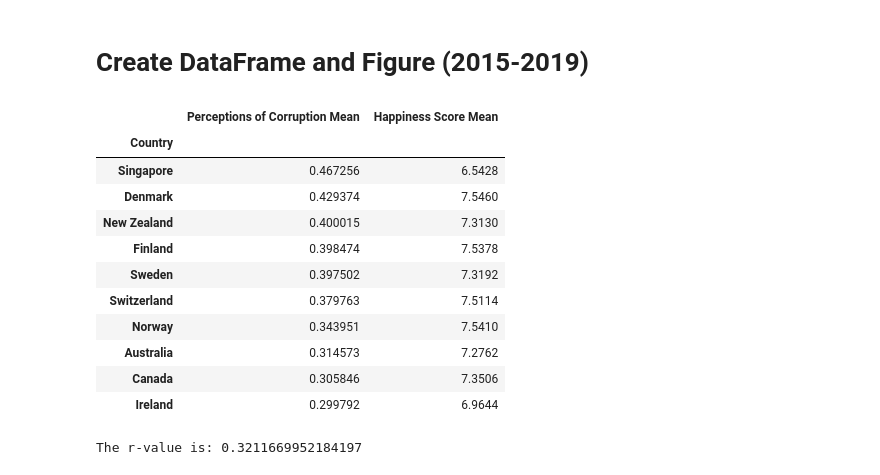
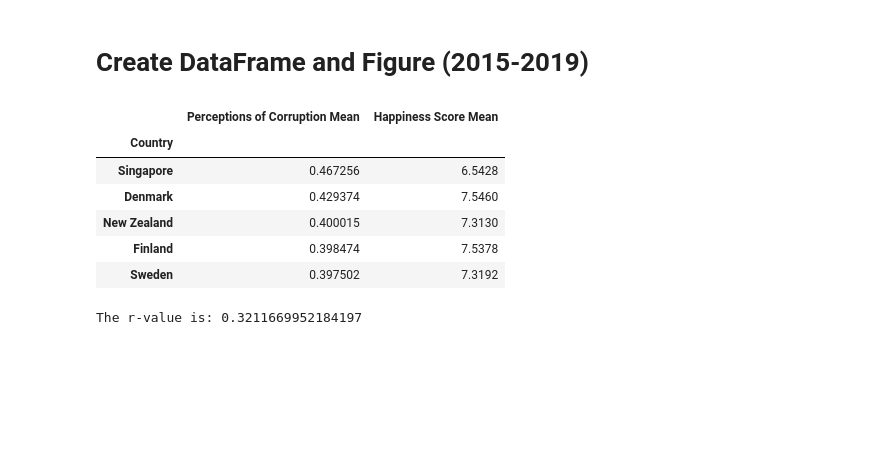
Before and after one commit to tvaughn905/Project-1, a Jupyter notebook: Perceptions_of_corruption.ipynb, the cells around one changed output. Saved outputs shown, nothing was run; the diff lists cells and outputs as text; code cells hidden in the pictures; blank space fills up the shorter version.

```diff
--- a/Perceptions_of_corruption.ipynb
+++ b/Perceptions_of_corruption.ipynb
@@ -388,24 +388,19 @@ c_total_mean
 # %%
 # create DataFrame of goverment trust and happiness means
 country_name = Perceptions_of_Corruption_df["Country"].unique()
 country_mean = Perceptions_of_Corruption_Flipped_df.mean()
 country_mean_df = pd.DataFrame({"Perceptions of Corruption Mean": country_mean,
                                 "Happiness Score Mean": Happiness_Score_mean})
 country_mean_df = country_mean_df.sort_values("Perceptions of Corruption Mean", ascending=False)
-country_mean_df.head(10)
+country_mean_df.head(5)
 # %% [output]
 |  | Perceptions of Corruption Mean | Happiness Score Mean |
 | Country |  |  |
 | Singapore | 0.467256 | 6.5428 |
 | Denmark | 0.429374 | 7.5460 |
 | New Zealand | 0.400015 | 7.3130 |
 | Finland | 0.398474 | 7.5378 |
 | Sweden | 0.397502 | 7.3192 |
-| Switzerland | 0.379763 | 7.5114 |
-| Norway | 0.343951 | 7.5410 |
-| Australia | 0.314573 | 7.2762 |
-| Canada | 0.305846 | 7.3506 |
-| Ireland | 0.299792 | 6.9644 |
 # %%
 # Define a function to create Linear Regression plots
 def linear_regrression(x_values, y_values):
```
Also changed, not shown: parts of 1 cell of this notebook, 1 other file.
